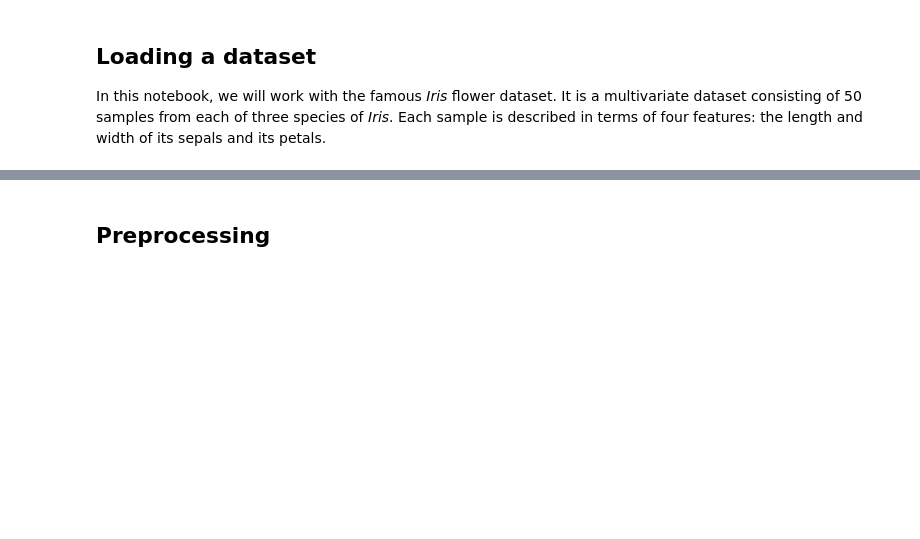
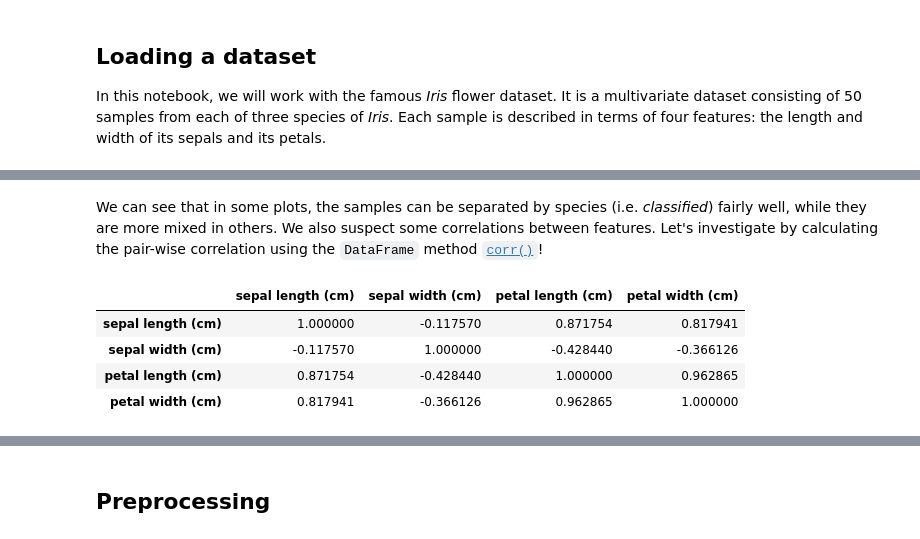
Before and after one commit to Dartmouth-Libraries/intro-to-machine-learning-with-scikit-learn, a Jupyter notebook: Intro-to-ML-with-sklearn.ipynb, the cells around one changed output, grey strips where cells are left out. Drawn from its saved outputs; the diff is of its cells as text; code cells hidden in the pictures; blank space fills up the shorter version.

```diff
--- a/Intro-to-ML-with-sklearn.ipynb
+++ b/Intro-to-ML-with-sklearn.ipynb
@@ -64,11 +76,4 @@ tr, td, th {
 # %%
 from sklearn.datasets import load_iris
 
-dataset = load_iris()
-
-X = dataset['data']
-y = dataset['target']
-feature_names = dataset['feature_names']
-target_names = dataset['target_names']
-
-target_names
+dataset = load_iris(as_frame=True)
@@ -100,0 +88,4 @@ plt.xlim([1.5, 4.5])
+# %%
+iris = dataset['frame']
+target_names = dataset['target_names']
+feature_names = dataset['feature_names']
@@ -100,0 +117,10 @@ plt.xlim([1.5, 4.5])
+# %% [markdown]
+We can see that in some plots, the samples can be separated by species (i.e. *classified*) fairly well, while they are more mixed in others. We also suspect some correlations between features. Let's investigate by calculating the pair-wise correlation using the ``DataFrame`` method [``corr()``](https://pandas.pydata.org/pandas-docs/stable/reference/api/pandas.DataFrame.corr.html)!
+# %%
+iris[feature_names].corr()
+# %% [output]
+|  | sepal length (cm) | sepal width (cm) | petal length (cm) | petal width (cm) |
+| sepal length (cm) | 1.000000 | -0.117570 | 0.871754 | 0.817941 |
+| sepal width (cm) | -0.117570 | 1.000000 | -0.428440 | -0.366126 |
+| petal length (cm) | 0.871754 | -0.428440 | 1.000000 | 0.962865 |
+| petal width (cm) | 0.817941 | -0.366126 | 0.962865 | 1.000000 |
```
Also changed, not shown: parts of 17 cells of this notebook, 3 other files.
